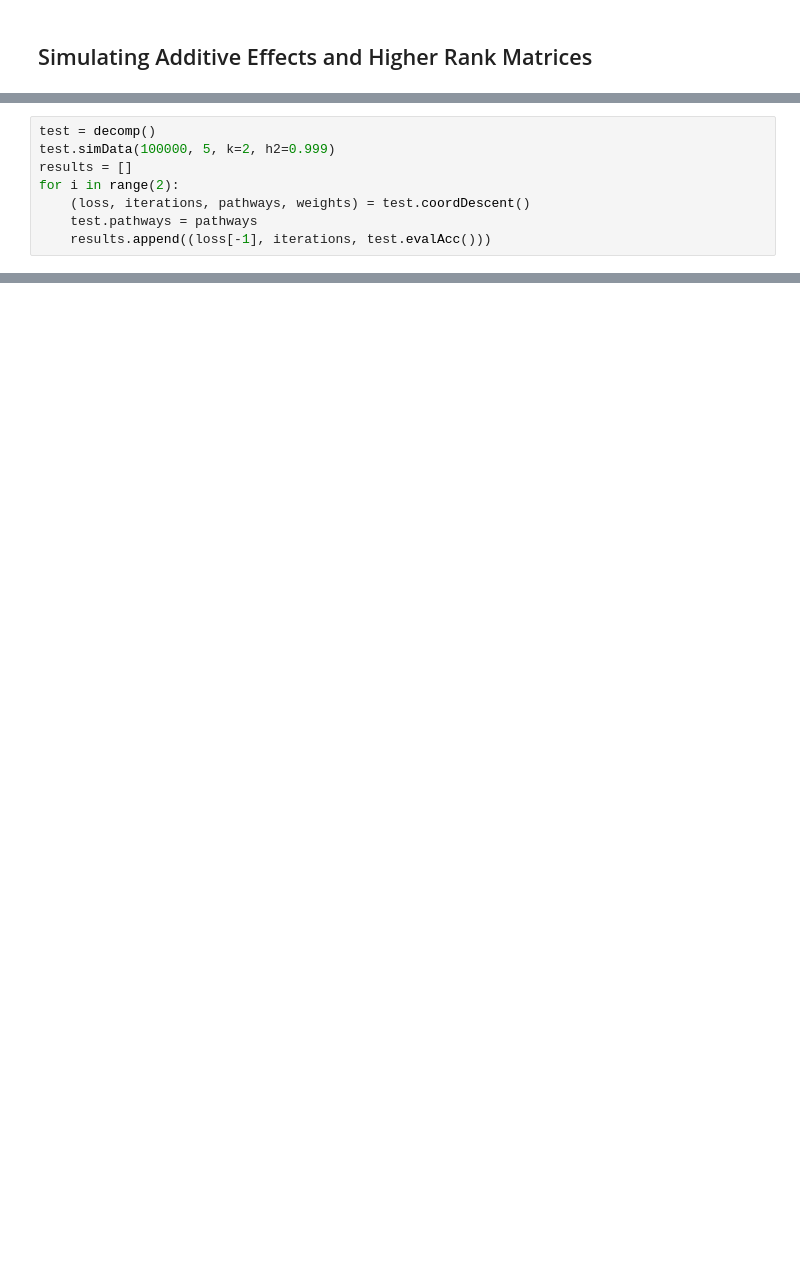
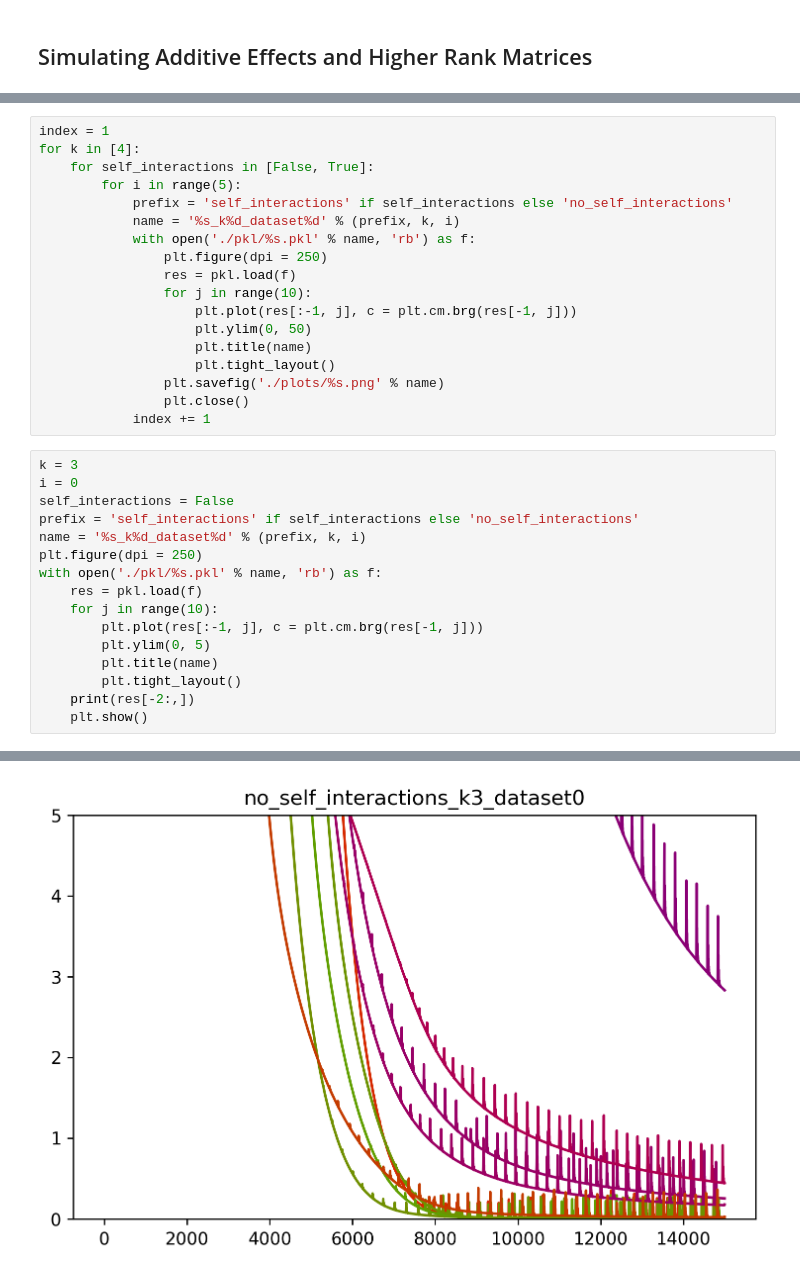
Before and after one commit to tangdavid/efa, a Jupyter notebook: sim/sim.ipynb, the cells around one changed output, grey strips where cells are left out. Cells and saved outputs as stored; diff of their text form; blank space fills up the shorter version.

```diff
--- a/sim/sim.ipynb
+++ b/sim/sim.ipynb
@@ -257,8 +15,0 @@ class decomp:
-# %%
-test = decomp()
-test.simData(100000, 5, k=2, h2=0.999)
-results = []
-for i in range(2):
-    (loss, iterations, pathways, weights) = test.coordDescent()
-    test.pathways = pathways
-    results.append((loss[-1], iterations, test.evalAcc()))
@@ -306,0 +405,35 @@ array([[-1.46350615, -0.73710432],
+# %%
+index = 1
+for k in [4]:
+    for self_interactions in [False, True]:
+        for i in range(5):
+            prefix = 'self_interactions' if self_interactions else 'no_self_interactions'
+            name = '%s_k%d_dataset%d' % (prefix, k, i)
+            with open('./pkl/%s.pkl' % name, 'rb') as f:
+                plt.figure(dpi = 250)
+                res = pkl.load(f)
+                for j in range(10):
+                    plt.plot(res[:-1, j], c = plt.cm.brg(res[-1, j]))
+                    plt.ylim(0, 50)
+                    plt.title(name)
+                    plt.tight_layout()
+                plt.savefig('./plots/%s.png' % name)
+                plt.close()
+            index += 1
+# %%
+k = 3
+i = 0
+self_interactions = False
+prefix = 'self_interactions' if self_interactions else 'no_self_interactions'
+name = '%s_k%d_dataset%d' % (prefix, k, i)
+plt.figure(dpi = 250)
+with open('./pkl/%s.pkl' % name, 'rb') as f:
+    res = pkl.load(f)
+    for j in range(10):
+        plt.plot(res[:-1, j], c = plt.cm.brg(res[-1, j]))
+        plt.ylim(0, 5)
+        plt.title(name)
+        plt.tight_layout()
+    print(res[-2:,])
+    plt.show()
+# %% [output]
@@ -306,0 +446 @@ array([[-1.46350615, -0.73710432],
+[figure, added]
```
Also changed, not shown: parts of 49 cells of this notebook.
